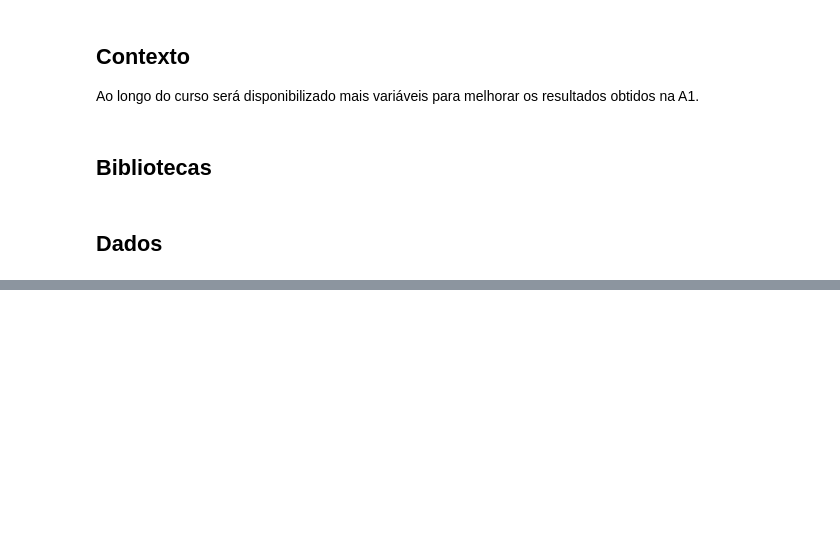
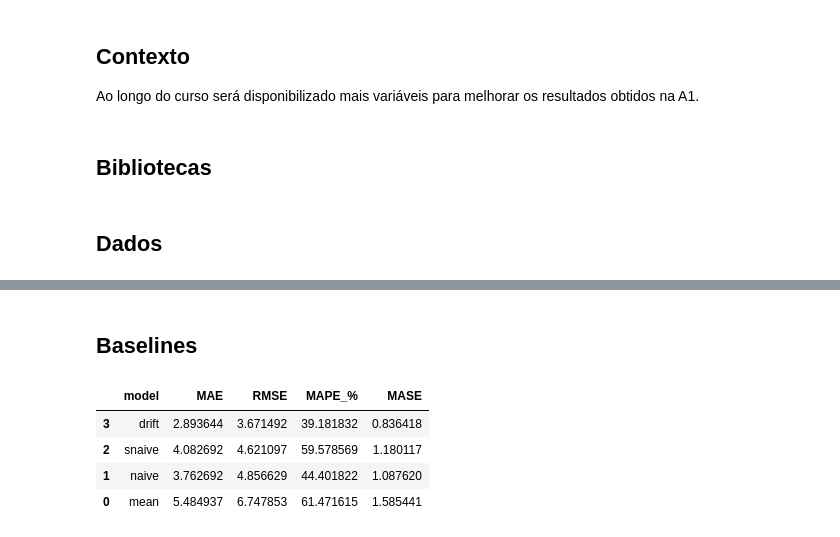
Before and after one commit to LeonardoAleee/analise_st, a Jupyter notebook: trabalho_a1.ipynb, the cells around one changed output, grey strips where cells are left out. Cells and saved outputs as stored; diff of their text form; code cells hidden in the pictures; blank space fills up the shorter version.

Commit message:
Add baselines and metrics

```diff
--- a/trabalho_a1.ipynb
+++ b/trabalho_a1.ipynb
@@ -72,0 +97,43 @@ plt.show()
+# %% [markdown]
+## Baselines
+# %%
+# série semanal com frequência explícita
+y = prison.sort_values("week").set_index("week")["volume"]
+y = y.asfreq(pd.infer_freq(y.index) or "W")
+
+h = 52  # horizonte (altere para 4 se quiser curto prazo)
+y_tr, y_te = y.iloc[:-h], y.iloc[-h:]
+fh = ForecastingHorizon(np.arange(1, h + 1), is_relative=True)
+
+def fit_pred(strategy, sp=1):
+    f = NaiveForecaster(strategy=strategy, sp=sp)
+    f.fit(y_tr)
+    return f.predict(fh)
+
+preds = {
+    "mean":  fit_pred("mean", sp=1),
+    "naive": fit_pred("last", sp=1),
+    "snaive": fit_pred("last", sp=52),   # sazonal
+    "drift": fit_pred("drift", sp=1),
+}
+
+mase_metric = MeanAbsoluteScaledError(sp=52)
+
+rows = []
+for name, yhat in preds.items():
+    rows.append({
+        "model": name,
+        "MAE":  mean_absolute_error(y_te, yhat),
+        "RMSE": mean_squared_error(y_te, yhat, square_root=True),
+        "MAPE_%": mean_absolute_percentage_error(y_te, yhat) * 100,
+        "MASE": mase_metric(y_te, yhat, y_train=y_tr),
+    })
+
+metrics_sktime = pd.DataFrame(rows).sort_values("RMSE")
+metrics_sktime
+# %% [output]
+|  | model | MAE | RMSE | MAPE_% | MASE |
+| 3 | drift | 2.893644 | 3.671492 | 39.181832 | 0.836418 |
+| 2 | snaive | 4.082692 | 4.621097 | 59.578569 | 1.180117 |
+| 1 | naive | 3.762692 | 4.856629 | 44.401822 | 1.087620 |
+| 0 | mean | 5.484937 | 6.747853 | 61.471615 | 1.585441 |
```
Also changed, not shown: parts of 4 cells of this notebook.
